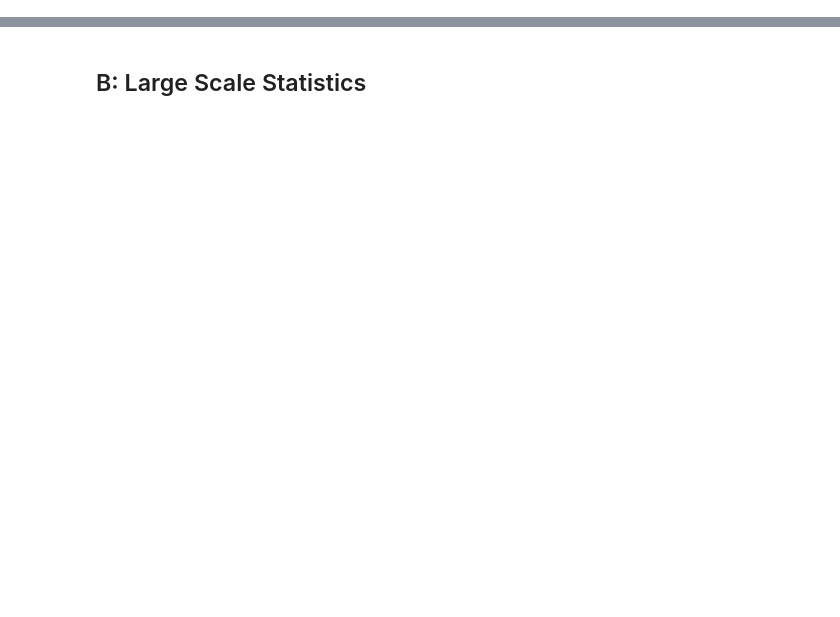
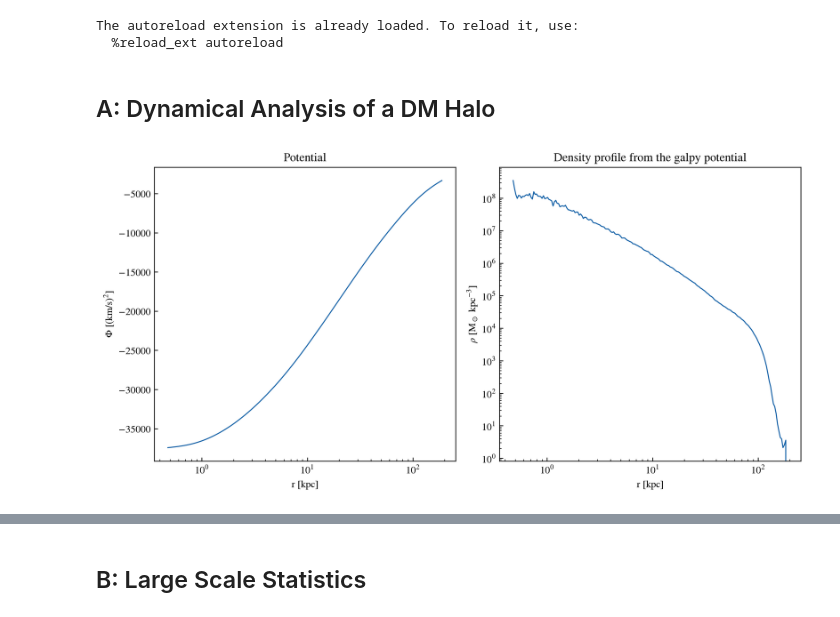
Before and after one commit to luisiee/paa-tana-project, a Jupyter notebook: part1.ipynb, the cells around one changed output, grey strips where cells are left out. Cells and saved outputs as stored; diff of their text form; code cells hidden in the pictures; blank space fills up the shorter version.

```diff
--- a/part1.ipynb
+++ b/part1.ipynb
@@ -2,8 +2,23 @@
 %load_ext autoreload
 %autoreload 2
 
+import astropy.units as u
 import matplotlib.pyplot as plt
 
+import src.halo_dynamics as a
 import src.subhalo_statistics as b
 
 plt.style.use("src/nicefigures.mplstyle")
+OUTPUT = "figures"
+# %% [output]
+The autoreload extension is already loaded. To reload it, use:
+  %reload_ext autoreload
+# %% [markdown]
+## A: Dynamical Analysis of a DM Halo
+# %%
+data_path = "data/cutout_188106.hdf5"
+pot_einasto, rho_einasto, r = a.build_Einasto(data_path)
+# %%
+a.potential_plotter(data_path, plot=True, output=f"{OUTPUT}/halo_potential_density.png");
+# %% [output]
+[figure, added]
```
Also changed, not shown: parts of 8 cells of this notebook, 10 other files.
